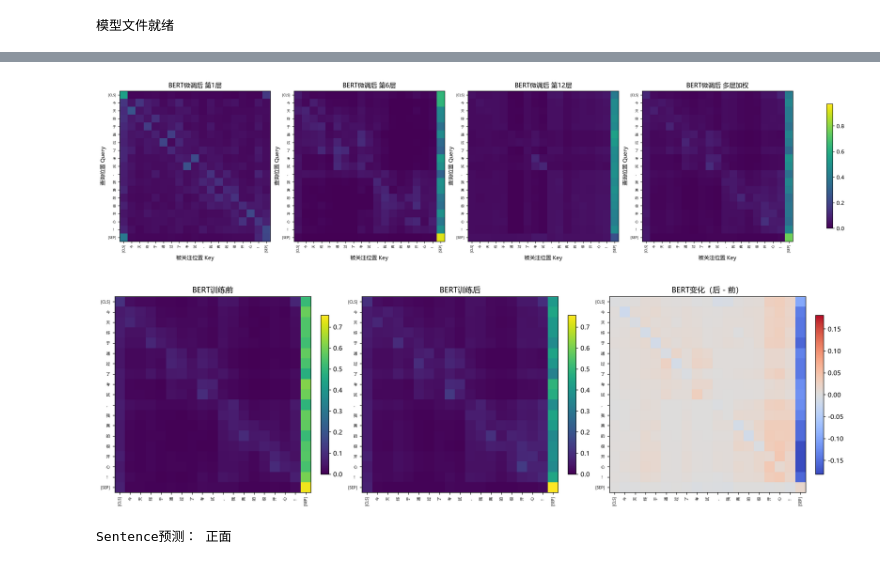
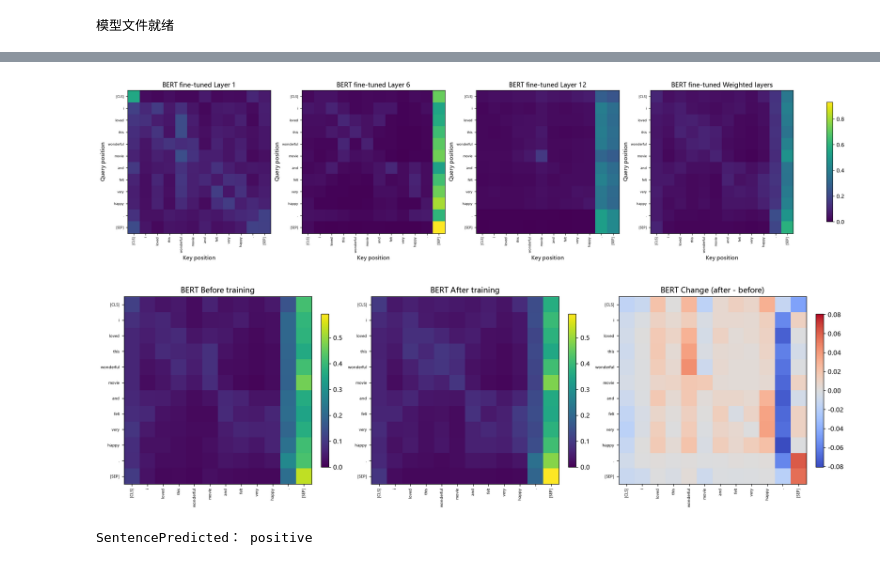
Before and after one commit to GC-SHIRO/DeepLearning-exp, a Jupyter notebook: exp5/exp5B.ipynb, the cells around one changed output, grey strips where cells are left out. Drawn from its saved outputs; the diff is of its cells as text; code cells hidden in the pictures.

```diff
--- a/exp5/exp5B.ipynb
+++ b/exp5/exp5B.ipynb
@@ -37,7 +37,7 @@ E:\CODE\DeepLearning-exp\.cache\exp5-env\Scripts\python.exe 2.14.1+cu130 cuda
 # %%
 # 缺少本地模型文件时，从指定官方模型仓库下载；以后复用缓存。
 import requests
-model_files={'google-bert/bert-base-chinese':['config.json','model.safetensors','vocab.txt','tokenizer_config.json','tokenizer.json'],
+model_files={'google-bert/bert-base-uncased':['config.json','model.safetensors','vocab.txt','tokenizer_config.json','tokenizer.json'],
              'openai-community/openai-gpt':['config.json','model.safetensors','vocab.json','merges.txt','tokenizer_config.json','tokenizer.json']}
 needed=list(model_files) if EXPERIMENT=='exp5A' else [list(model_files)[0 if EXPERIMENT=='exp5B' else 1]]
 for repo in needed:
@@ -89,5 +89,6 @@ display(pd.crosstab(df.split,df.label).rename(columns=dict(enumerate(names))))
 # %%
 from transformers import BertTokenizer, BertForSequenceClassification
-bt=BertTokenizer.from_pretrained(CACHE/'bert-base-chinese')
-bert=BertForSequenceClassification.from_pretrained(CACHE/'bert-base-chinese',num_labels=3,attn_implementation='eager').to(device)
+bt=BertTokenizer.from_pretrained(CACHE/'bert-base-uncased')
+torch.manual_seed(SEED)
+bert=BertForSequenceClassification.from_pretrained(CACHE/'bert-base-uncased',num_labels=3,attn_implementation='eager').to(device)
 # %% [output]
@@ -121,10 +122,10 @@ def attention_plot(a,tokens,title,filename):
     per=a.mean(1); w=np.arange(1,len(per)+1,dtype=float);w/=w.sum()
     weighted=np.einsum('l,lij->ij',w,per)
     fig,axes=plt.subplots(1,4,figsize=(19,5),constrained_layout=True)
-    for ax,m,label in zip(axes,[per[0],per[5],per[-1],weighted],['第1层','第6层','第12层','多层加权']):
+    for ax,m,label in zip(axes,[per[0],per[5],per[-1],weighted],['Layer 1','Layer 6','Layer 12','Weighted layers']):
         im=ax.imshow(m,cmap='viridis',vmin=0,vmax=max(float(per.max()),.1))
         ax.set_xticks(range(len(tokens)),tokens,rotation=90,fontsize=6);ax.set_yticks(range(len(tokens)),tokens,fontsize=6)
-        ax.set(title=title+' '+label,xlabel='被关注位置 Key',ylabel='查询位置 Query')
+        ax.set(title=title+' '+label,xlabel='Key position',ylabel='Query position')
     fig.colorbar(im,ax=axes,shrink=.65);savefig(filename)
     np.savez_compressed(RESULT/(filename+'.npz'),attention=a,layer_weights=w,tokens=np.array(tokens))
     return weighted
@@ -133,10 +134,10 @@ def compare_attention(before,after,tokens,title):
     b=before.mean(1);a=after.mean(1);w=np.arange(1,13)/78
     mats=[np.einsum('l,lij->ij',w,x) for x in [b,a]]
     fig,axes=plt.subplots(1,3,figsize=(16,5),constrained_layout=True)
-    for ax,m,label in zip(axes,[*mats,mats[1]-mats[0]],['训练前','训练后','变化（后－前）']):
+    for ax,m,label in zip(axes,[*mats,mats[1]-mats[0]],['Before training','After training','Change (after - before)']):
         limit=max(abs(mats[1]-mats[0]).max(),1e-8)
-        im=ax.imshow(m,cmap='coolwarm' if '变化' in label else 'viridis',vmin=-limit if '变化' in label else 0,vmax=limit if '变化' in label else max(x.max() for x in mats))
-        ax.set_xticks(range(len(tokens)),tokens,rotation=90,fontsize=6);ax.set_yticks(range(len(tokens)),tokens,fontsize=6);ax.set_title(title+label);fig.colorbar(im,ax=ax,shrink=.7)
+        im=ax.imshow(m,cmap='coolwarm' if 'Change' in label else 'viridis',vmin=-limit if 'Change' in label else 0,vmax=limit if 'Change' in label else max(x.max() for x in mats))
+        ax.set_xticks(range(len(tokens)),tokens,rotation=90,fontsize=6);ax.set_yticks(range(len(tokens)),tokens,fontsize=6);ax.set_title(title+' '+label);fig.colorbar(im,ax=ax,shrink=.7)
     savefig('attention_before_after')
 # %%
 bi=bt(SENTENCE,return_tensors='pt');tokens=bt.convert_ids_to_tokens(bi.input_ids[0]);before=attention_arrays(bert,bi.input_ids,bi.attention_mask)
@@ -151,7 +152,7 @@ for layer in bert.bert.encoder.layer[-4:]:
     for p in layer.parameters():p.requires_grad=True
 for module in [bert.bert.pooler,bert.classifier]:
     for p in module.parameters():p.requires_grad=True
-encoded=bt(df.text_clean.tolist(),padding='max_length',truncation=True,max_length=80,return_tensors='pt')
+encoded=bt(df.text_clean.tolist(),padding='max_length',truncation=True,max_length=96,return_tensors='pt')
 y=torch.tensor(df.label.to_numpy());loaders={s:DataLoader(TensorDataset(encoded.input_ids[ids],encoded.attention_mask[ids],y[ids]),batch_size=16,shuffle=s=='train') for s,ids in [('train',tr),('val',va),('test',te)]}
 optimizer=torch.optim.AdamW([p for p in bert.parameters() if p.requires_grad],lr=3e-5,weight_decay=.01)
 def epoch_run(loader,train=False):
@@ -166,10 +167,11 @@ def epoch_run(loader,train=False):
             total+=o.loss.item()*len(ids);count+=len(ids);pred.extend(o.logits.argmax(-1).cpu().tolist())
     return total/count,pred
 records=[];best=-1;best_epoch=0
-for epoch in range(1,6):
+for epoch in range(1,5):
     tl,_=epoch_run(loaders['train'],True);vl,vp=epoch_run(loaders['val']);f=metrics(df.loc[va,'label'],vp)['F1_macro'];records.append(dict(epoch=epoch,train_loss=tl,val_loss=vl,val_f1=f))
     if f>best:
         best=f;best_epoch=epoch;torch.save(bert.state_dict(),CACHE/'bert_finetuned.pt')
+    pd.DataFrame(records).to_csv(RESULT/'training_history.csv',index=False)
     print(epoch,records[-1],flush=True)
 bert.load_state_dict(torch.load(CACHE/'bert_finetuned.pt',map_location=device,weights_only=True));_,pred=epoch_run(loaders['test'])
 # %% [output]
@@ -197,10 +198,10 @@ fig.colorbar(im,ax=ax);savefig('performance')
 # %%
 after=attention_arrays(bert,bi.input_ids,bi.attention_mask)
-attention_plot(after,tokens,'BERT微调后','attention_after')
+attention_plot(after,tokens,'BERT fine-tuned','attention_after')
 compare_attention(before,after,tokens,'BERT')
-print('Sentence预测：',names[bert(**{k:v.to(device) for k,v in bi.items()}).logits.argmax(-1).item()])
+print('SentencePredicted：',names[bert(**{k:v.to(device) for k,v in bi.items()}).logits.argmax(-1).item()])
 # %% [output]
-[figure, old version]
+[figure, new version]
-[figure, old version]
+[figure, new version]
-Sentence预测： 正面
+SentencePredicted： positive
 # %%
```
Also changed, not shown: parts of 10 cells of this notebook, 46 other files.
